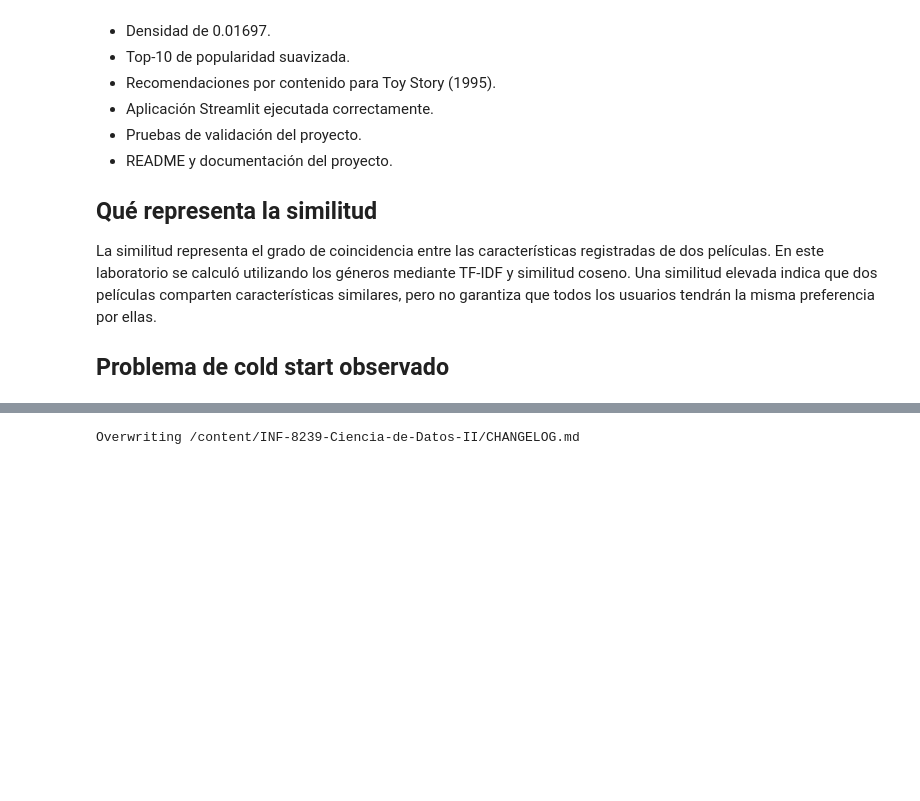
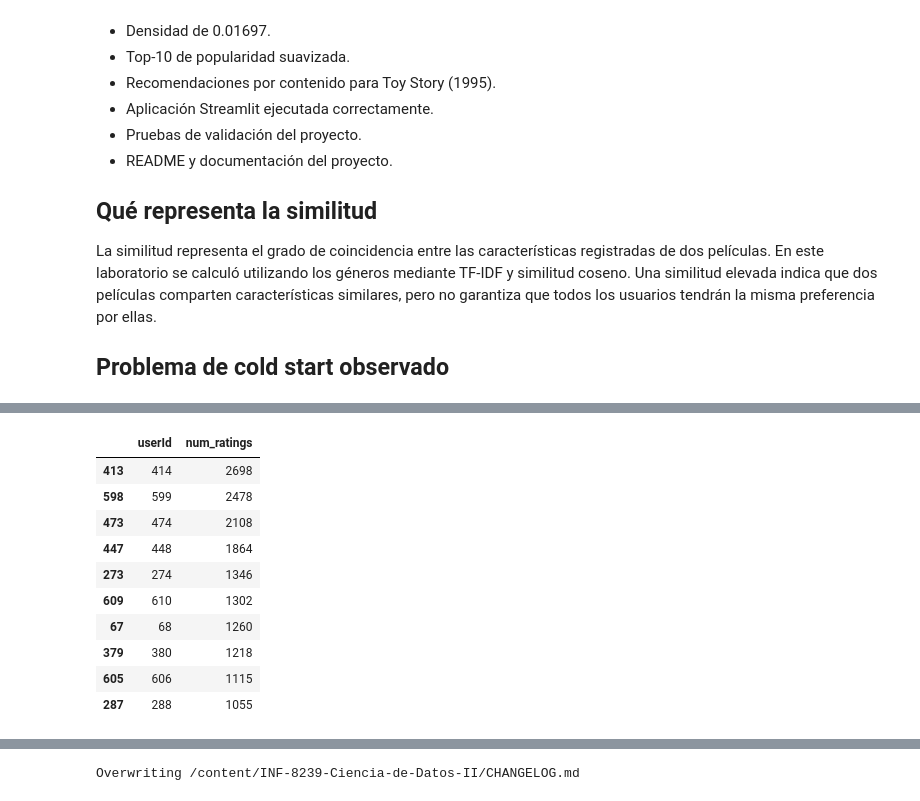
Before and after one commit to pascual-francisco/INF-8239-Ciencia-de-Datos-II, a Jupyter notebook: Unit_03_Generative_Algorithms/notebooks/U03.E05.ipynb, the cells around one changed output, grey strips where cells are left out. Cells and saved outputs as stored; diff of their text form; code cells hidden in the pictures; blank space fills up the shorter version.

```diff
--- a/Unit_03_Generative_Algorithms/notebooks/U03.E05.ipynb
+++ b/Unit_03_Generative_Algorithms/notebooks/U03.E05.ipynb
@@ -771,0 +1069,70 @@ La similitud representa el grado de coincidencia entre las características regi
+# %%
+# @title Celda 6 - Evaluar perfiles de usuario
+
+# =============================================================================
+# INF-8239 Ciencia de Datos II
+# Unidad 03 - Algoritmos y Características Generativas
+# U03.LAB09 - Sección 6: Evaluar tres perfiles
+#
+# Objetivo:
+# Identificar usuarios con historial amplio y reducido para
+# analizar el comportamiento esperado del recomendador.
+#
+# Autor: Francisco Pascual
+# =============================================================================
+
+import pandas as pd
+
+# -----------------------------------------------------------------------------
+# Cargar ratings de MovieLens
+# -----------------------------------------------------------------------------
+ratings = pd.read_csv(
+    "data/raw/ml-latest-small/ratings.csv"
+)
+
+# -----------------------------------------------------------------------------
+# Contar valoraciones por usuario
+# -----------------------------------------------------------------------------
+user_counts = (
+    ratings.groupby("userId")
+    .size()
+    .reset_index(name="num_ratings")
+    .sort_values("num_ratings", ascending=False)
+)
+
+# -----------------------------------------------------------------------------
+# Usuarios con historial amplio
+# -----------------------------------------------------------------------------
+print("=== Usuarios con HISTORIAL AMPLIO ===")
+display(user_counts.head(10))
+
+# -----------------------------------------------------------------------------
+# Usuarios con historial reducido
+# -----------------------------------------------------------------------------
+print("=== Usuarios con HISTORIAL REDUCIDO ===")
+display(user_counts.tail(10))
+
+# -----------------------------------------------------------------------------
+# Resumen estadístico
+# -----------------------------------------------------------------------------
+print("\n=== Resumen ===")
+print(f"Total de usuarios: {ratings['userId'].nunique()}")
+print(f"Máximo de valoraciones por usuario: {user_counts['num_ratings'].max()}")
+print(f"Mínimo de valoraciones por usuario: {user_counts['num_ratings'].min()}")
+print(f"Promedio de valoraciones por usuario: {user_counts['num_ratings'].mean():.2f}")
+
+# -----------------------------------------------------------------------------
+# Nota:
+#
+# Perfil 1:
+# Seleccionar un usuario de la tabla superior.
+#
+# Perfil 2:
+# Seleccionar un usuario de la tabla inferior.
+#
+# Perfil 3:
+# Usuario nuevo (cold start).
+# No existe en MovieLens; se evaluará mediante el fallback
+# documentado de popularidad/contenido no personalizado.
+# -----------------------------------------------------------------------------
+# %% [output]
@@ -771,0 +1140,11 @@ La similitud representa el grado de coincidencia entre las características regi
+|  | userId | num_ratings |
+| 413 | 414 | 2698 |
+| 598 | 599 | 2478 |
+| 473 | 474 | 2108 |
+| 447 | 448 | 1864 |
+| 273 | 274 | 1346 |
+| 609 | 610 | 1302 |
+| 67 | 68 | 1260 |
+| 379 | 380 | 1218 |
+| 605 | 606 | 1115 |
+| 287 | 288 | 1055 |
```
Also changed, not shown: parts of 17 cells of this notebook, 3 other files.
